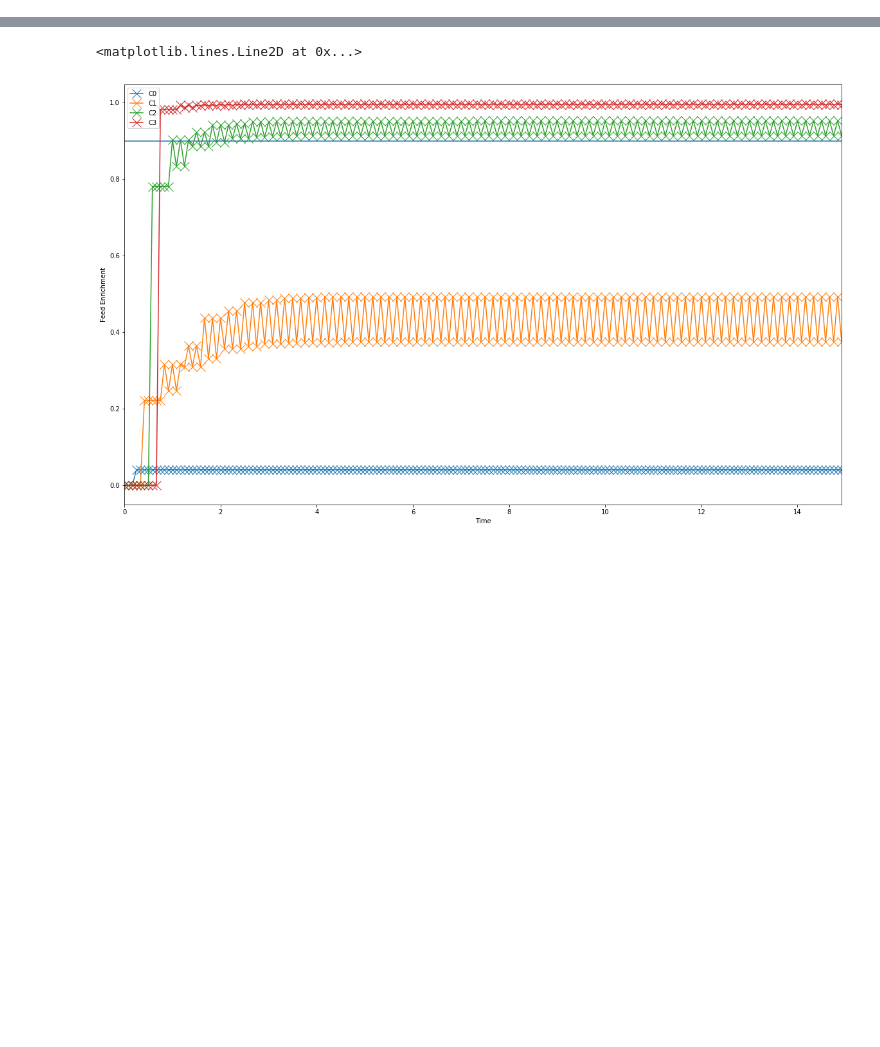
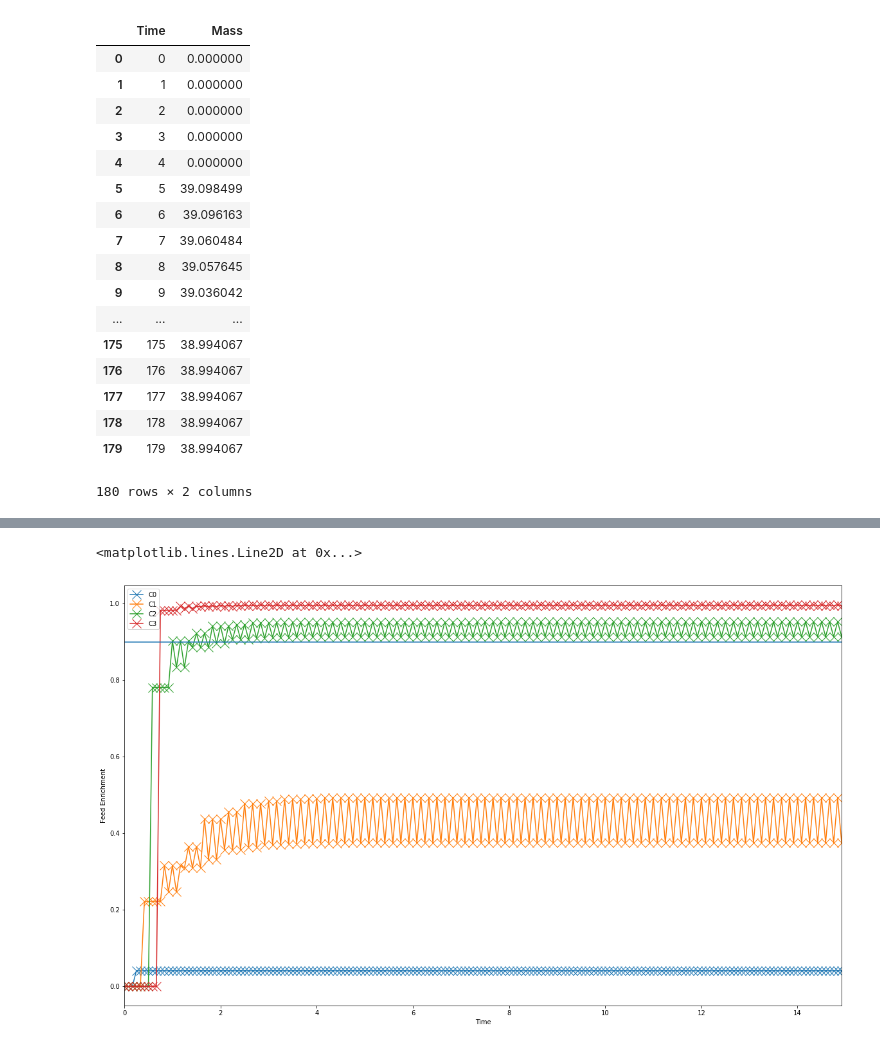
Before and after one commit to bam241/cyclus_jcpoa, a Jupyter notebook: cascade.ipynb, the cells around one changed output, grey strips where cells are left out. Saved outputs shown, nothing was run; the diff lists cells and outputs as text; code cells hidden in the pictures; blank space fills up the shorter version.

```diff
--- a/cascade.ipynb
+++ b/cascade.ipynb
@@ -23,0 +16,3 @@ cyh.MakeFlowGraph("cascade_case_1.sqlite")
+# %%
+db = cym.dbopen("case_1/cascade_recycle.h5")
+ev = cym.Evaluator(db=db, write=False)
@@ -24 +27,24 @@ cyh.MakeFlowGraph("cascade_case_1.sqlite")
+# %%
+df3_ = tm.transactions(ev, receivers=['storage_tails'], senders=['cascade'], nucs=['238U'])
+
+df3_
+# %% [output]
+|  | Time | Mass |
+| 0 | 0 | 0.000000 |
+| 1 | 1 | 0.000000 |
+| 2 | 2 | 0.000000 |
+| 3 | 3 | 0.000000 |
+| 4 | 4 | 0.000000 |
+| 5 | 5 | 39.098499 |
+| 6 | 6 | 39.096163 |
+| 7 | 7 | 39.060484 |
+| 8 | 8 | 39.057645 |
+| 9 | 9 | 39.036042 |
+| ... | ... | ... |
+| 175 | 175 | 38.994067 |
+| 176 | 176 | 38.994067 |
+| 177 | 177 | 38.994067 |
+| 178 | 178 | 38.994067 |
+| 179 | 179 | 38.994067 |
+180 rows × 2 columns
 # %%
```
Also changed, not shown: parts of 6 cells of this notebook, 51 other files.
